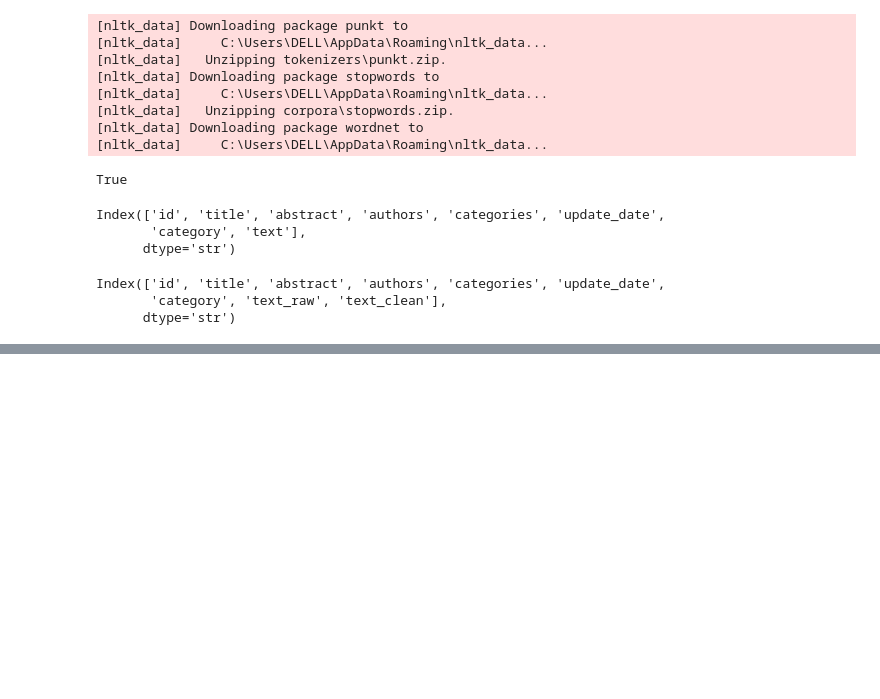
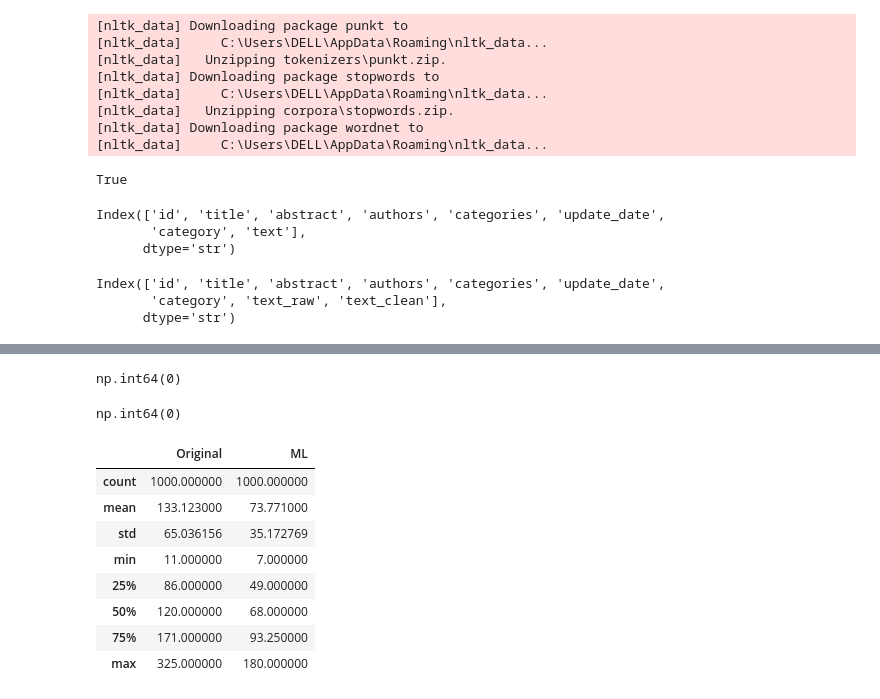
Before and after one commit to Ashutosh-Jarag/cdac-aiml-project, a Jupyter notebook: notebooks/preprocessing.ipynb, the cells around one changed output, grey strips where cells are left out. Saved outputs shown, nothing was run; the diff lists cells and outputs as text; code cells hidden in the pictures; blank space fills up the shorter version.

```diff
--- a/notebooks/preprocessing.ipynb
+++ b/notebooks/preprocessing.ipynb
@@ -127,0 +461,11 @@ Index(['id', 'title', 'abstract', 'authors', 'categories', 'update_date',
+# %%
+doc = nlp(sample_clean)
+
+tokens = [
+    token.text
+    for token in doc
+    if not token.is_stop and not token.is_punct
+]
+
+print(tokens)
+print(len(tokens))
@@ -127,0 +566,2 @@ Index(['id', 'title', 'abstract', 'authors', 'categories', 'update_date',
+# %%
+df["text_clean"] = df["text_clean"].apply(clean_latex)
@@ -127,0 +588,20 @@ Index(['id', 'title', 'abstract', 'authors', 'categories', 'update_date',
+# %%
+from collections import Counter
+
+all_tokens = []
+
+for text in df["text_clean"]:
+    doc = nlp(text)
+
+    tokens = [
+        token.text.lower()
+        for token in doc
+        if not token.is_stop
+        and not token.is_punct
+    ]
+
+    all_tokens.extend(tokens)
+
+word_freq = Counter(all_tokens)
+
+word_freq.most_common(50)
@@ -127,0 +681,2 @@ Index(['id', 'title', 'abstract', 'authors', 'categories', 'update_date',
+# %%
+df["text_ml"] = df["text_clean"].apply(preprocess_ml)
@@ -127,0 +713,25 @@ Index(['id', 'title', 'abstract', 'authors', 'categories', 'update_date',
+# %%
+df["text_ml"].isnull().sum()
+# %% [output]
+np.int64(0)
+# %%
+(df["text_ml"].str.len() == 0).sum()
+# %% [output]
+np.int64(0)
+# %%
+comparison = pd.DataFrame({
+    "Original": df["text_clean"].str.split().str.len(),
+    "ML": df["text_ml"].str.split().str.len()
+})
+
+comparison.describe()
+# %% [output]
+|  | Original | ML |
+| count | 1000.000000 | 1000.000000 |
+| mean | 133.123000 | 73.771000 |
+| std | 65.036156 | 35.172769 |
+| min | 11.000000 | 7.000000 |
+| 25% | 86.000000 | 49.000000 |
+| 50% | 120.000000 | 68.000000 |
+| 75% | 171.000000 | 93.250000 |
+| max | 325.000000 | 180.000000 |
```
Also changed, not shown: parts of 52 cells of this notebook, 2 other files.
